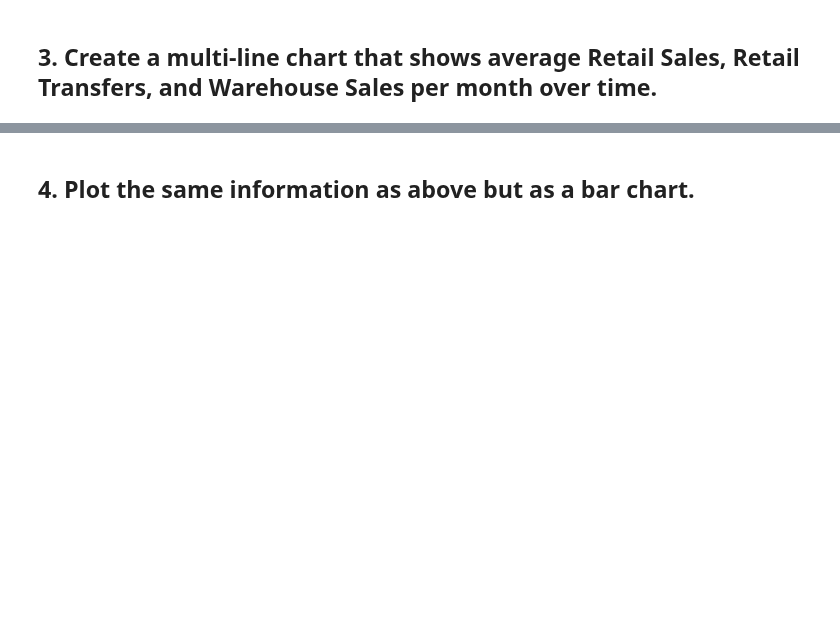
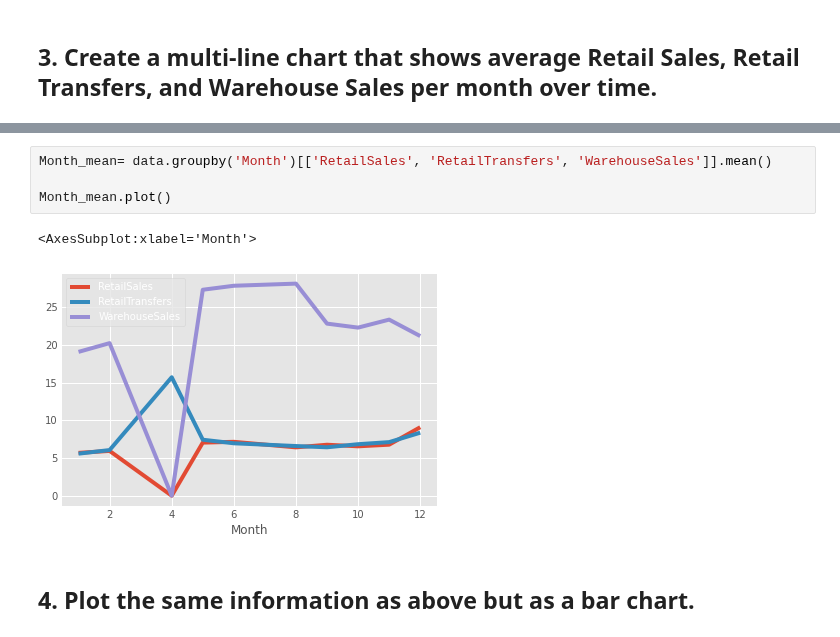
Before and after one commit to jmolendijk/dataV2-labs, a Jupyter notebook: module-2/Plotting-Multiple-Data-Series/your-code/main.ipynb, the cells around one changed output, grey strips where cells are left out. Saved outputs shown, nothing was run; the diff lists cells and outputs as text; blank space fills up the shorter version.

```diff
--- a/module-2/Plotting-Multiple-Data-Series/your-code/main.ipynb
+++ b/module-2/Plotting-Multiple-Data-Series/your-code/main.ipynb
@@ -29,2 +98,9 @@ data.head()
+# %%
+Month_mean= data.groupby('Month')[['RetailSales', 'RetailTransfers', 'WarehouseSales']].mean()
+
+Month_mean.plot()
+# %% [output]
+<AxesSubplot:xlabel='Month'>
+[figure, added]
 # %% [markdown]
 ## 4. Plot the same information as above but as a bar chart.
```
Also changed, not shown: parts of 12 cells of this notebook, 1 other file.
